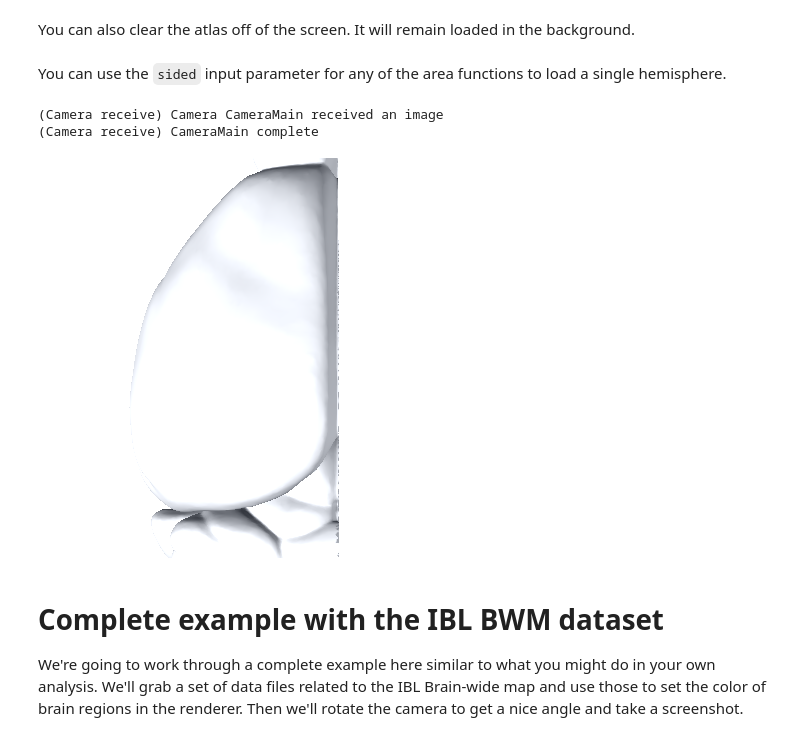
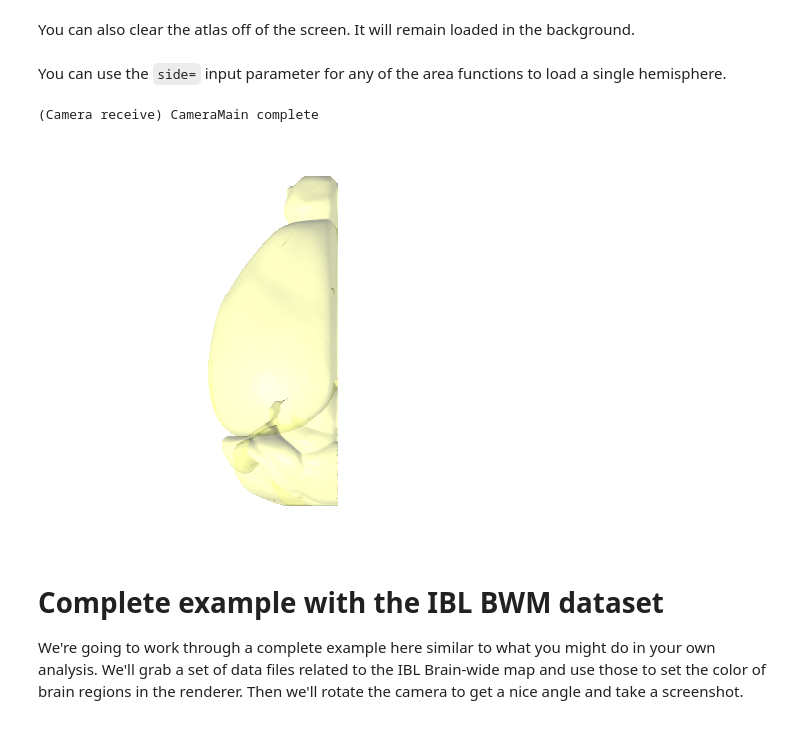
Before and after one commit to VirtualBrainLab/urchin-examples, a Jupyter notebook: basics/areas.ipynb, the cells around one changed output. Drawn from its saved outputs; the diff is of its cells as text; code cells hidden in the pictures.

```diff
--- a/basics/areas.ipynb
+++ b/basics/areas.ipynb
@@ -73,15 +101,14 @@ You can also clear the atlas off of the screen. It will remain loaded in the bac
 # %%
 urchin.ccf25.clear()
 # %% [markdown]
-You can use the `sided` input parameter for any of the area functions to load a single hemisphere.
+You can use the `side=` input parameter for any of the area functions to load a single hemisphere.
 # %%
 # load just left hemisphere
-urchin.ccf25.root.set_visibility(True, sided='left')
+urchin.ccf25.root.set_visibility(True, side=urchin.utils.Side.LEFT)
 await urchin.camera.main.screenshot(size=[600,400])
 # %% [output]
-(Camera receive) Camera CameraMain received an image
 (Camera receive) CameraMain complete
-[figure, old version]
+[figure, new version]
 # %%
 urchin.ccf25.clear()
 # %% [markdown]
```
Also changed, not shown: parts of 9 cells of this notebook, 1 other file.
